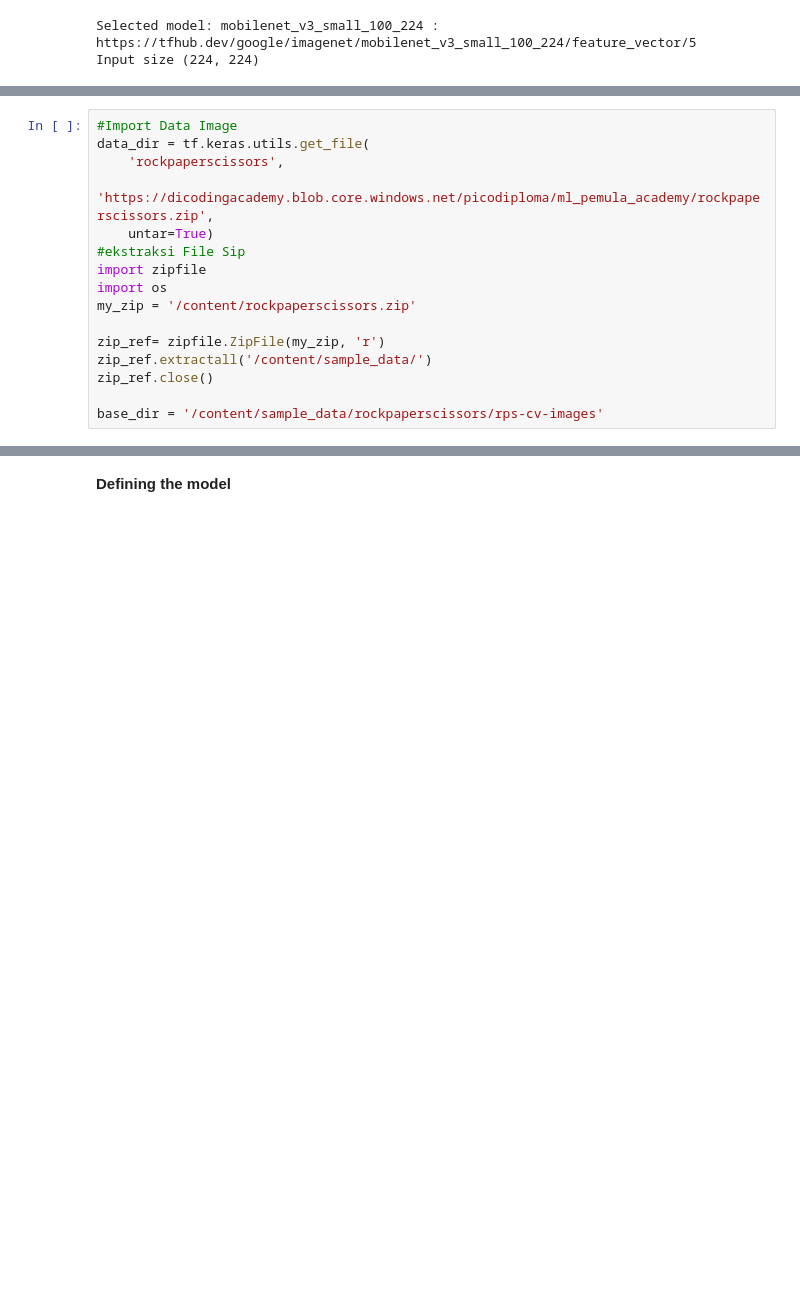
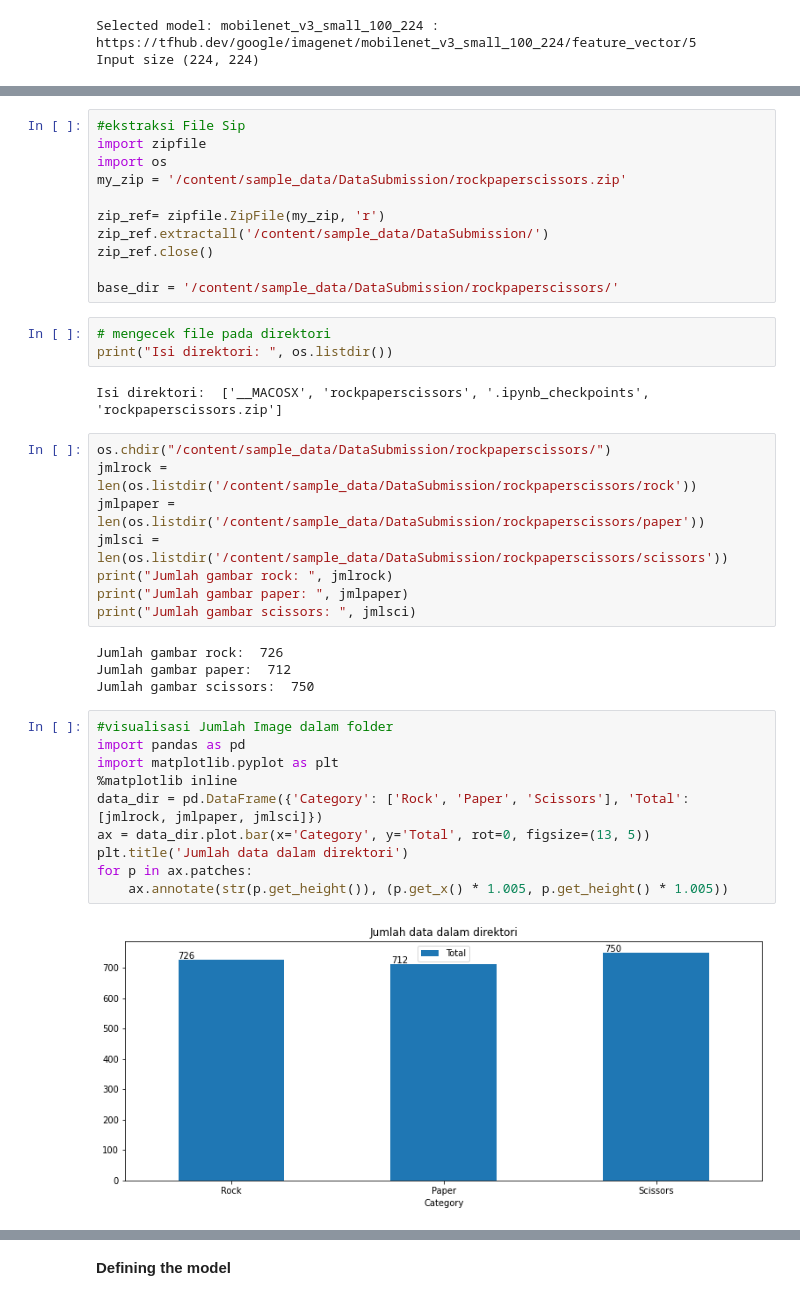
Before and after one commit to khairav/Ensemble-Learning, a Jupyter notebook: Submissiondicoding.ipynb, the cells around one changed output, grey strips where cells are left out. Saved outputs shown, nothing was run; the diff lists cells and outputs as text; blank space fills up the shorter version.

```diff
--- a/Submissiondicoding.ipynb
+++ b/Submissiondicoding.ipynb
@@ -91,16 +126,40 @@ Input size (224, 224)
 # %%
-#Import Data Image
-data_dir = tf.keras.utils.get_file(
-    'rockpaperscissors',
-    'https://dicodingacademy.blob.core.windows.net/picodiploma/ml_pemula_academy/rockpaperscissors.zip',
-    untar=True)
 #ekstraksi File Sip
 import zipfile
 import os
-my_zip = '/content/rockpaperscissors.zip'
+my_zip = '/content/sample_data/DataSubmission/rockpaperscissors.zip'
 
 zip_ref= zipfile.ZipFile(my_zip, 'r')
-zip_ref.extractall('/content/sample_data/')
+zip_ref.extractall('/content/sample_data/DataSubmission/')
 zip_ref.close()
 
-base_dir = '/content/sample_data/rockpaperscissors/rps-cv-images'
+base_dir = '/content/sample_data/DataSubmission/rockpaperscissors/'
+# %%
+# mengecek file pada direktori
+print("Isi direktori: ", os.listdir())
+# %% [output]
+Isi direktori:  ['__MACOSX', 'rockpaperscissors', '.ipynb_checkpoints', 'rockpaperscissors.zip']
+# %%
+os.chdir("/content/sample_data/DataSubmission/rockpaperscissors/")
+jmlrock = len(os.listdir('/content/sample_data/DataSubmission/rockpaperscissors/rock'))
+jmlpaper = len(os.listdir('/content/sample_data/DataSubmission/rockpaperscissors/paper'))
+jmlsci = len(os.listdir('/content/sample_data/DataSubmission/rockpaperscissors/scissors'))
+print("Jumlah gambar rock: ", jmlrock)
+print("Jumlah gambar paper: ", jmlpaper)
+print("Jumlah gambar scissors: ", jmlsci)
+# %% [output]
+Jumlah gambar rock:  726
+Jumlah gambar paper:  712
+Jumlah gambar scissors:  750
+# %%
+#visualisasi Jumlah Image dalam folder
+import pandas as pd
+import matplotlib.pyplot as plt
+%matplotlib inline
+data_dir = pd.DataFrame({'Category': ['Rock', 'Paper', 'Scissors'], 'Total': [jmlrock, jmlpaper, jmlsci]})
+ax = data_dir.plot.bar(x='Category', y='Total', rot=0, figsize=(13, 5))
+plt.title('Jumlah data dalam direktori')
+for p in ax.patches:
+    ax.annotate(str(p.get_height()), (p.get_x() * 1.005, p.get_height() * 1.005))
+# %% [output]
+[figure, added]
```
Also changed, not shown: parts of 29 cells of this notebook.
